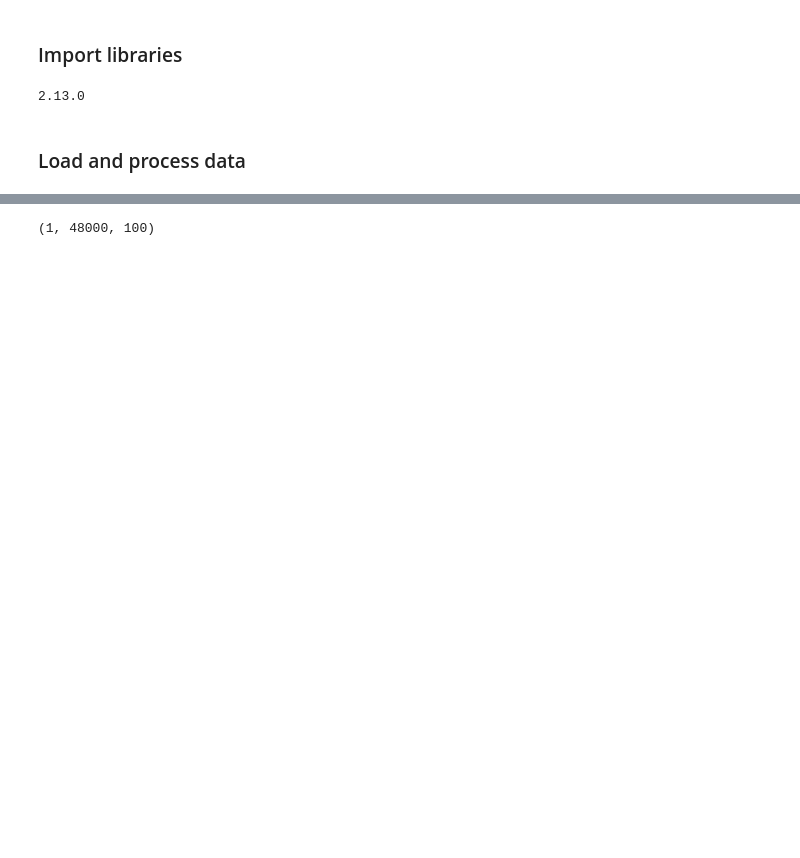
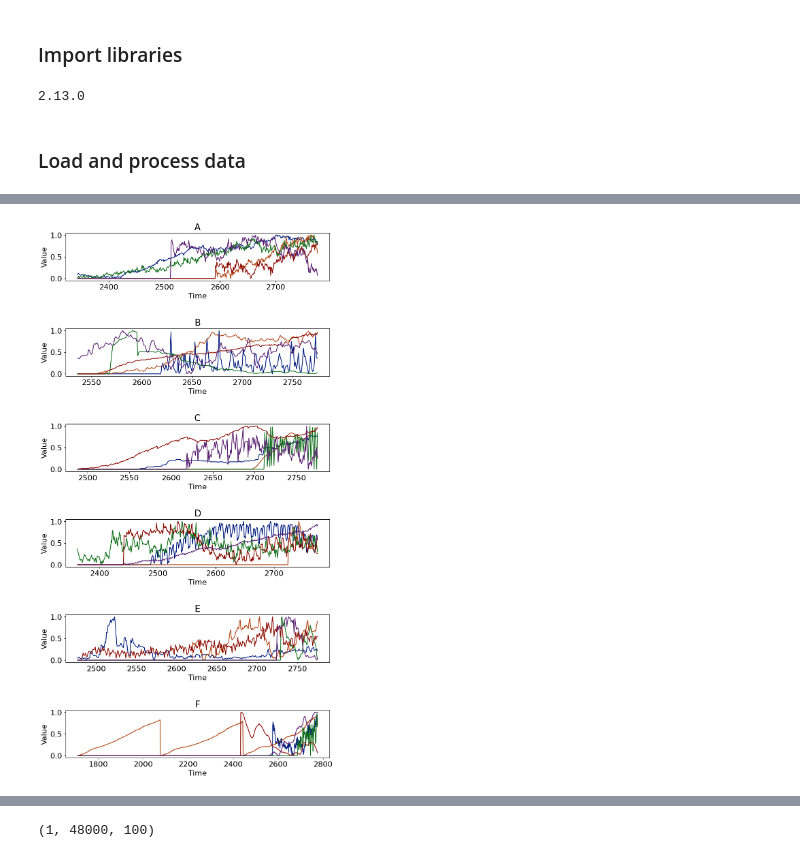
Before and after one commit to 3nricoMarinelli/Challenge2-AN2DL-TOTTI_ROBOT, a Jupyter notebook: main.ipynb, the cells around one changed output, grey strips where cells are left out. Cells and saved outputs as stored; diff of their text form; code cells hidden in the pictures; blank space fills up the shorter version.

Commit message:
adding utils folder for data visualization

```diff
--- a/main.ipynb
+++ b/main.ipynb
@@ -81,0 +56,8 @@ Sequential Train-Test split and normalization
+# %%
+training_data = np.load('training_data.npy')
+valid_periods = np.load('valid_periods.npy')
+categories = np.load('categories.npy')
+# %%
+data_visualization.thePlotter(categories, valid_periods, training_data)
+# %% [output]
+[figure, added]
```
Also changed, not shown: parts of 9 cells of this notebook, 1 other file.
